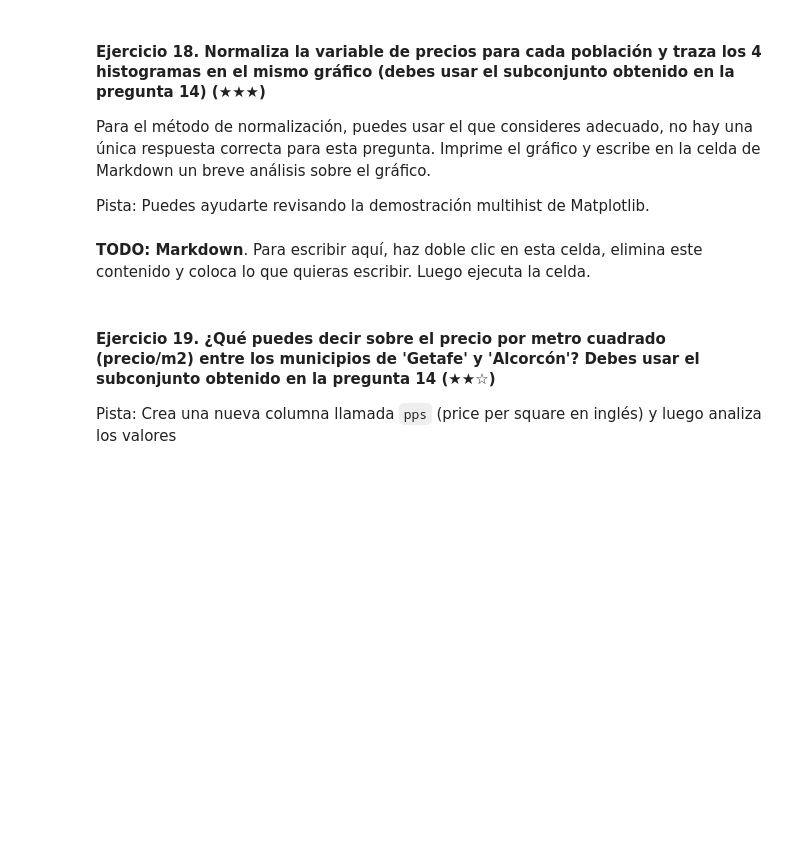
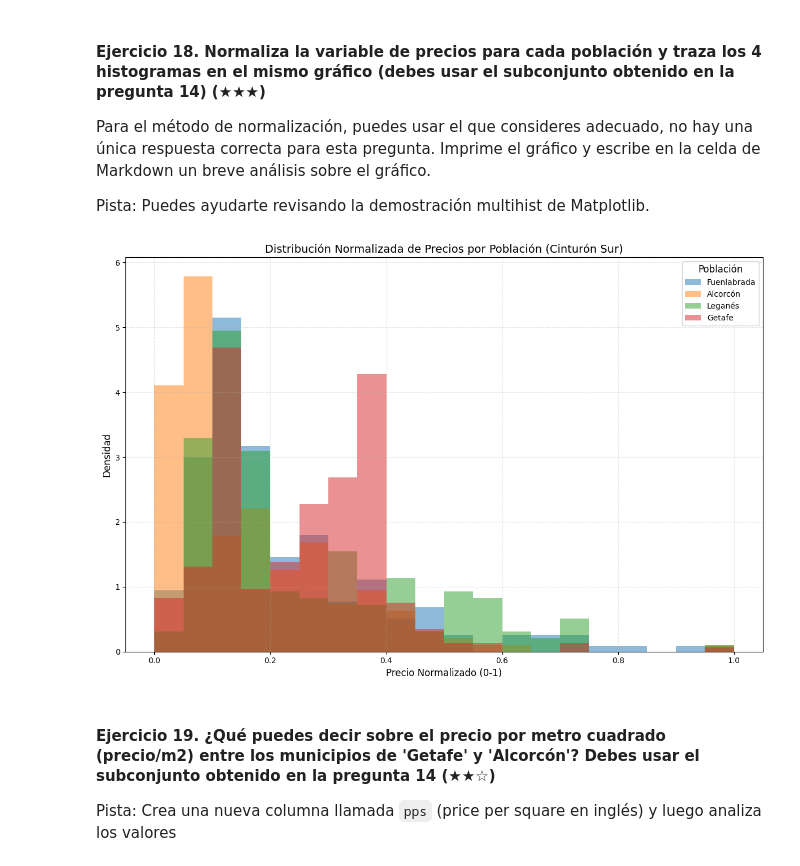
Before and after one commit to annunezc/realestate-datacleanup-exercise, a Jupyter notebook: project.es.ipynb, the cells around one changed output. Cells and saved outputs as stored; diff of their text form; code cells hidden in the pictures; blank space fills up the shorter version.

```diff
--- a/project.es.ipynb
+++ b/project.es.ipynb
@@ -627,9 +669,41 @@ Para el método de normalización, puedes usar el que consideres adecuado, no ha
 
 Pista: Puedes ayudarte revisando la demostración multihist de Matplotlib.
 # %%
-# TODO
+import pandas as pd
+import matplotlib.pyplot as plt
+import numpy as np
+from sklearn.preprocessing import MinMaxScaler
+
+# Normalización Min-Max por población
+def normalize_by_group(df, group_col, value_col):
+    scaler = MinMaxScaler()
+    normalized_values = df.groupby(group_col)[value_col].transform(
+        lambda x: scaler.fit_transform(x.values.reshape(-1, 1)).flatten())
+    return normalized_values
+
+cinturon_sur['price_normalized'] = normalize_by_group(cinturon_sur, 'level5', 'price')
+
+# Configurar el gráfico
+plt.figure(figsize=(12, 8))
+colors = ['#1f77b4', '#ff7f0e', '#2ca02c', '#d62728']
+poblaciones = cinturon_sur['level5'].unique()
+
+# Crear histogramas superpuestos
+for poblacion, color in zip(poblaciones, colors):
+    subset = cinturon_sur[cinturon_sur['level5'] == poblacion]
+    plt.hist(subset['price_normalized'], bins=20, alpha=0.5,
+             label=poblacion, color=color, density=True)
+
+# Añadir elementos al gráfico
+plt.title('Distribución Normalizada de Precios por Población (Cinturón Sur)', fontsize=14)
+plt.xlabel('Precio Normalizado (0-1)', fontsize=12)
+plt.ylabel('Densidad', fontsize=12)
+plt.legend(title='Población', title_fontsize=12)
+plt.grid(True, linestyle='--', alpha=0.3)
+plt.tight_layout()
+plt.show()
+# %% [output]
+[figure, added]
-# %% [markdown]
-**TODO: Markdown**. Para escribir aquí, haz doble clic en esta celda, elimina este contenido y coloca lo que quieras escribir. Luego ejecuta la celda.
 # %% [markdown]
 #### Ejercicio 19. ¿Qué puedes decir sobre el precio por metro cuadrado (precio/m2) entre los municipios de 'Getafe' y 'Alcorcón'? Debes usar el subconjunto obtenido en la pregunta 14 (★★☆)
 
```
Also changed, not shown: parts of 5 cells of this notebook.
